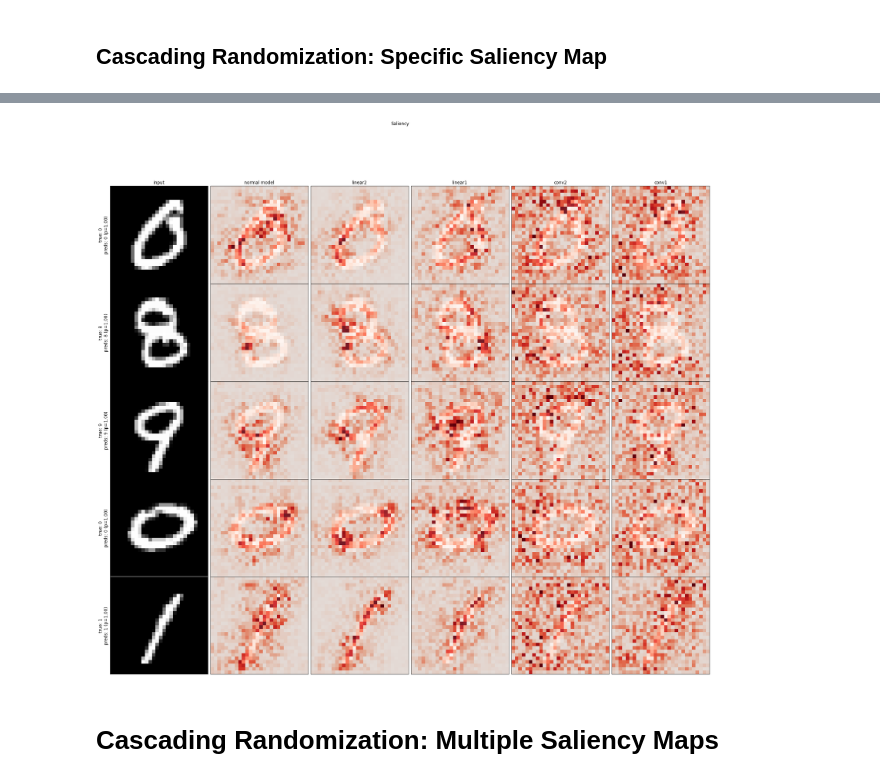
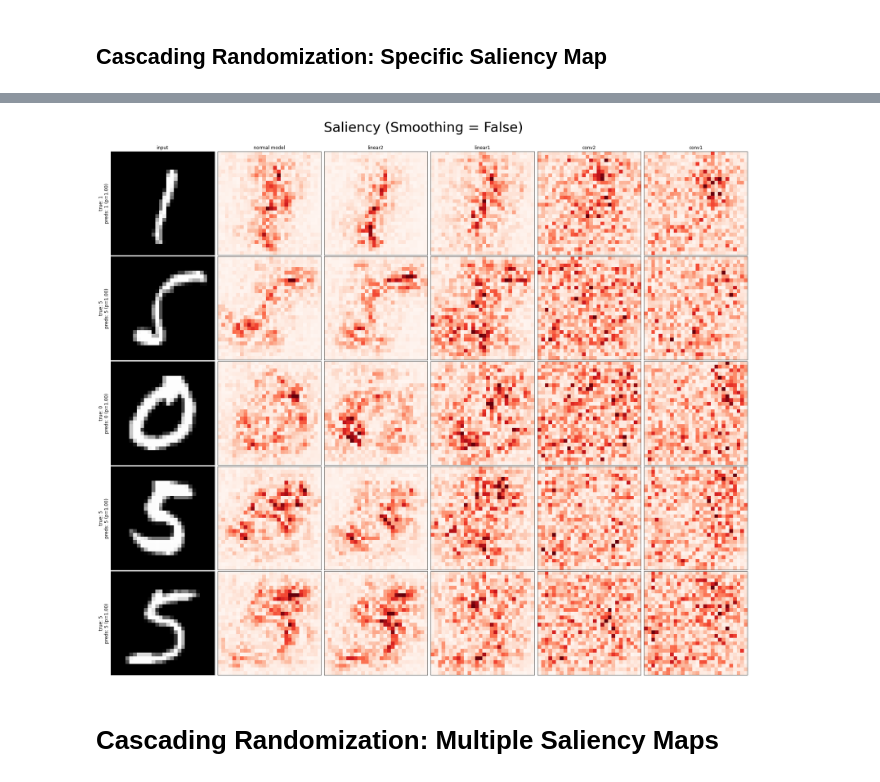
Before and after one commit to Heyjuke58/sanity_checks_pytorch, a Jupyter notebook: cascading_randomization_mnist.ipynb, the cells around one changed output, grey strips where cells are left out. Saved outputs shown, nothing was run; the diff lists cells and outputs as text; code cells hidden in the pictures.

```diff
--- a/cascading_randomization_mnist.ipynb
+++ b/cascading_randomization_mnist.ipynb
@@ -73,9 +73,9 @@ fig.show()
 # %%
 # visualize saliency (gradients)
-fig, _ = util.visualize_cascading_randomization(model, module_paths, Saliency, test_loader)
+fig, _ = util.visualize_cascading_randomization(model, module_paths, (Saliency, False), test_loader)
 fig.show()
 # %% [output]
-[figure, old version]
+[figure, new version]
 # %% [markdown]
 # Cascading Randomization: Multiple Saliency Maps
 # %%
```
Also changed, not shown: parts of 3 cells of this notebook.
